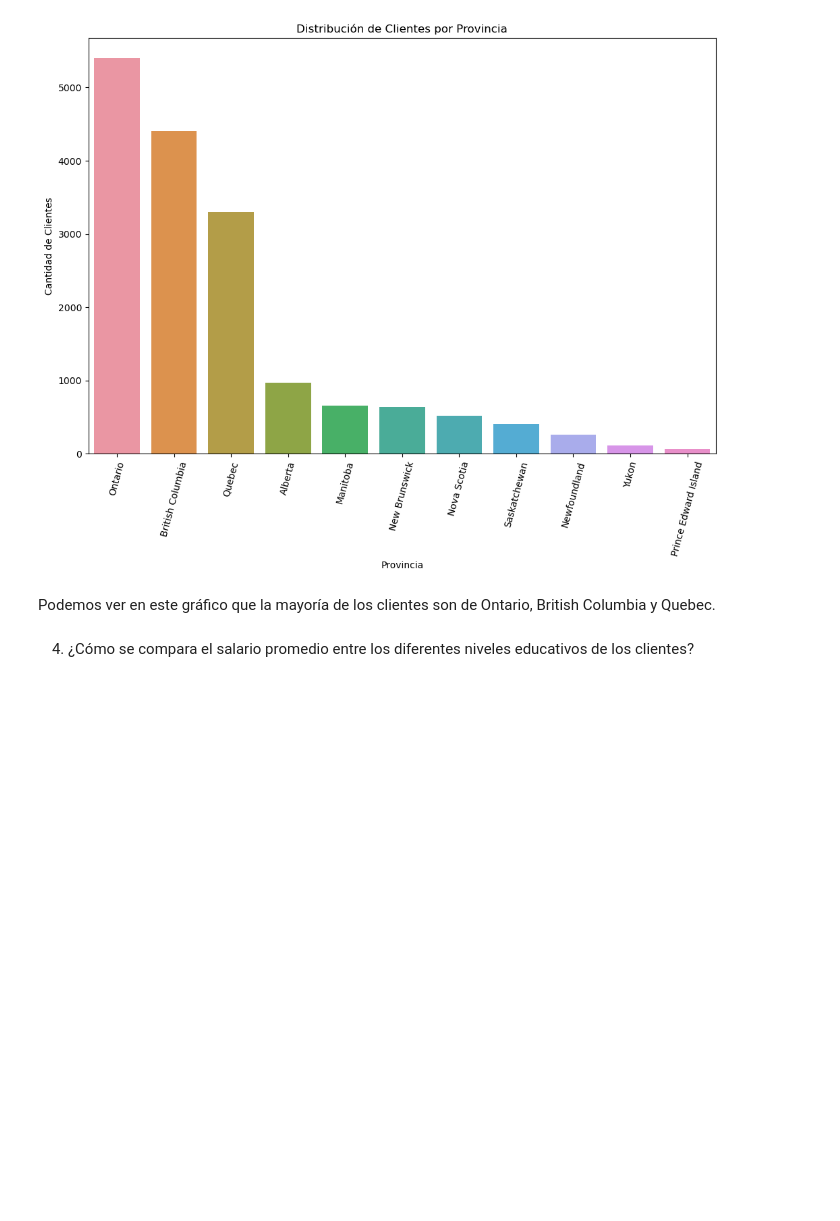
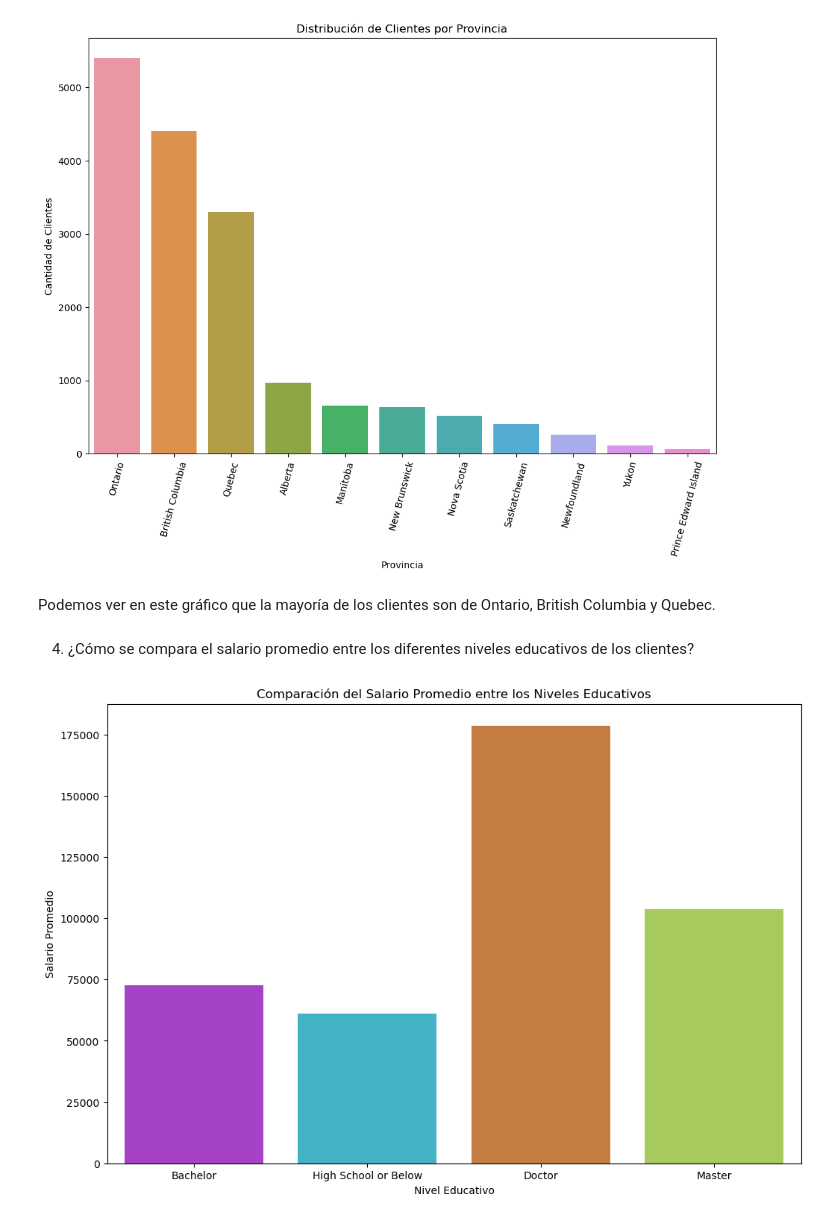
Before and after one commit to Adalab/bda-modulo-3-evaluacion-final-MaPitelli, a Jupyter notebook: jupyters/phase_2.ipynb, the cells around one changed output. Cells and saved outputs as stored; diff of their text form; code cells hidden in the pictures; blank space fills up the shorter version.

```diff
--- a/jupyters/phase_2.ipynb
+++ b/jupyters/phase_2.ipynb
@@ -236,3 +238,22 @@ plt.show()
 Podemos ver en este gráfico que la mayoría de los clientes son de Ontario, British Columbia y Quebec.
 # %% [markdown]
 4. ¿Cómo se compara el salario promedio entre los diferentes niveles educativos de los clientes?
+# %%
+# Filtramos los datos para excluir los valores NaN en la columna 'salary' que recordemos: Se correspondem al nivel educativo 'College'
+df_filtered = df_history[df_history['salary'].notna()]
+
+# Configuración de tamaño de la figura
+plt.figure(figsize=(12, 8))
+
+# Crear el gráfico de barras
+sns.barplot(data=df_filtered, x='education', y='salary', estimator=np.mean, ci=None, order=df_filtered['education'].value_counts().index, palette=['#B02CDB', '#2CC2DB', '#DB7B2C', '#ACDC4B'])
+
+# Añadir títulos y etiquetas
+plt.title('Comparación del Salario Promedio entre los Niveles Educativos')
+plt.xlabel('Nivel Educativo')
+plt.ylabel('Salario Promedio')
+
+# Mostrar el gráfico
+plt.show()
+# %% [output]
+[figure, added]
```
Also changed, not shown: parts of 10 cells of this notebook, 2 other files.
